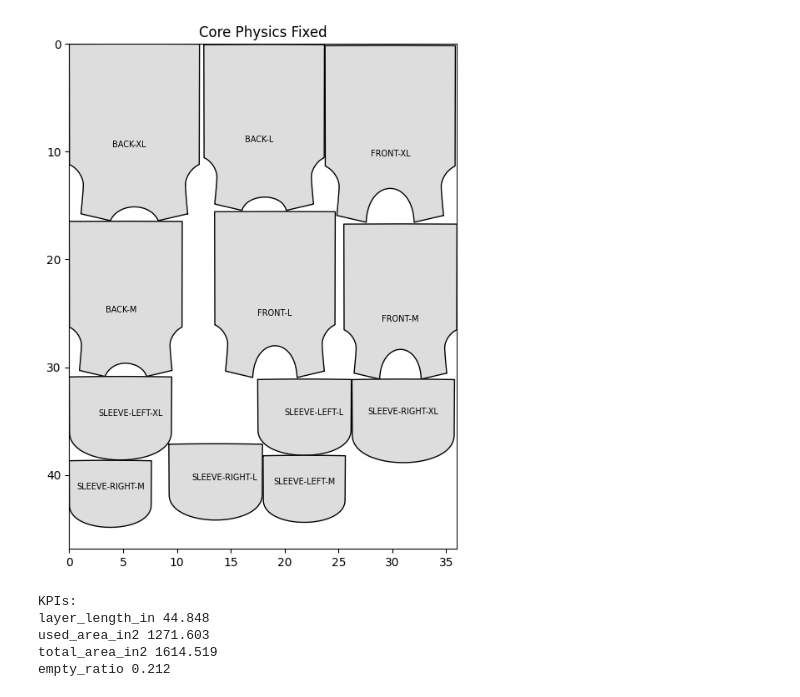
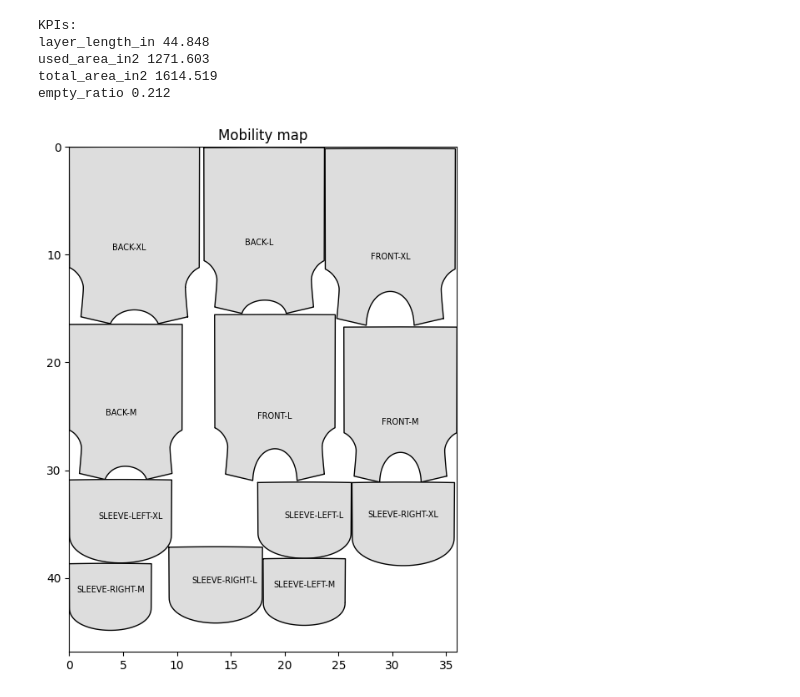
Before and after one commit to iamsudiptasaha/garment_cutting_optimization, a Jupyter notebook: v15.ipynb, the cells around one changed output. Saved outputs shown, nothing was run; the diff lists cells and outputs as text; code cells hidden in the pictures.

```diff
--- a/v15.ipynb
+++ b/v15.ipynb
@@ -810,7 +1275,8 @@ def render_marker(items, strip_width, title="Marker", save=None):
     for item in items:
         poly = item["polygon"]
 
-        patches.append(MplPolygon(poly))
+        color = item.get("debug_color", "lightgrey")
+        patches.append(MplPolygon(poly, facecolor=color, edgecolor="black"))
 
         # label
         xs = [p[0] for p in poly]
@@ -847,6 +1313,27 @@ def render_marker(items, strip_width, title="Marker", save=None):
         plt.savefig(save, dpi=150, bbox_inches="tight")
 
     plt.show()
+
+
+def render_multiplier_tests(base_items, strip_width):
+
+    for k in [1, 2, 3]:
+        print(f"\nRunning {k}x multiplier...")
+
+        items_k = multiply_items(base_items, k)
+
+        placed = core_pack(items_k, strip_width)
+
+        wastage, length = compute_score(placed, strip_width)
+
+        print(f"{k}x → wastage {round(wastage*100,2)}%  | length {round(length,1)}")
+
+        render_marker(
+            placed,
+            strip_width=strip_width,
+            title=f"{k}x marker | wastage {round(wastage*100,2)}%",
+            save=f"JK-123/marker_{k}x.png"
+        )
 # %%
 STRIP_WIDTH = 36
 design_folder = "JK-123"
@@ -855,12 +1342,7 @@ shape_items = process_design_folder(design_folder)
 
 placed = core_pack(shape_items, STRIP_WIDTH)
 
-render_marker(
-    placed,
-    strip_width=STRIP_WIDTH,
-    title="Core Physics Fixed",
-    save="JK-123/core_fixed.png"
-)
+
 
 kpi = evaluate_kpis(placed, STRIP_WIDTH)
 
@@ -868,9 +1350,21 @@ print("\nKPIs:")
 for k,v in kpi.items():
     print(k, round(v,3))
 # %% [output]
-[figure, removed]
 KPIs:
 layer_length_in 44.848
 used_area_in2 1271.603
 total_area_in2 1614.519
 empty_ratio 0.212
+# %%
+mob = compute_mobility(placed)
+color_map = mobility_colors(mob)
+placed_colored = apply_cluster_colors(placed, color_map)
+
+render_marker(
+    placed_colored,
+    strip_width=STRIP_WIDTH,
+    title="Mobility map",
+    save="JK-123/mobility_debug.png"
+)
+# %% [output]
+[figure, added]
```
Also changed, not shown: parts of 12 cells of this notebook, 12 other files.
